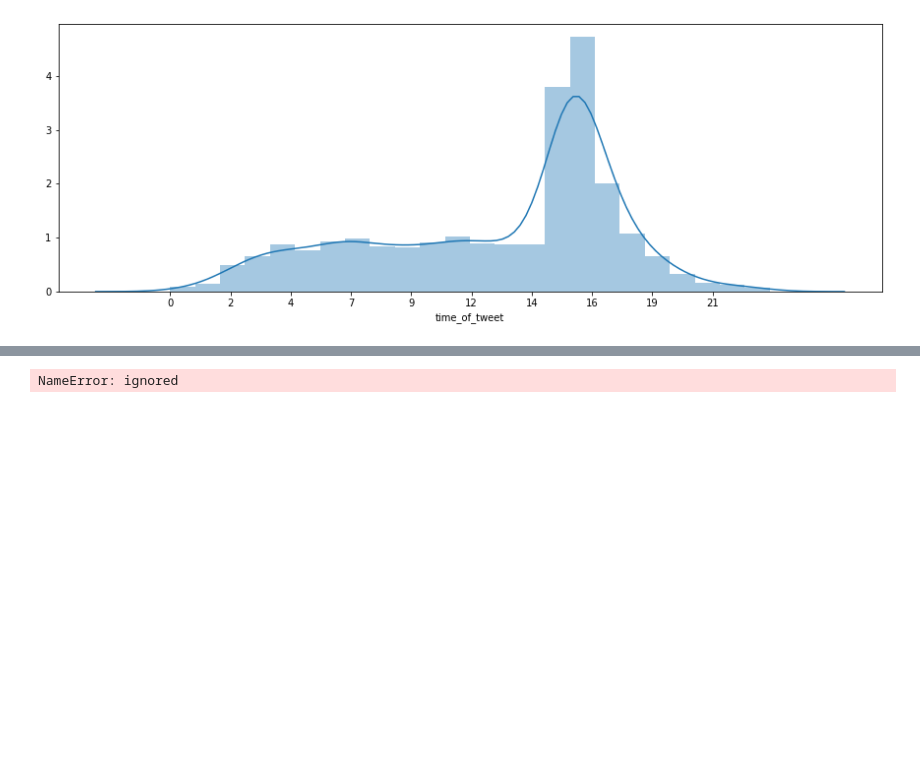
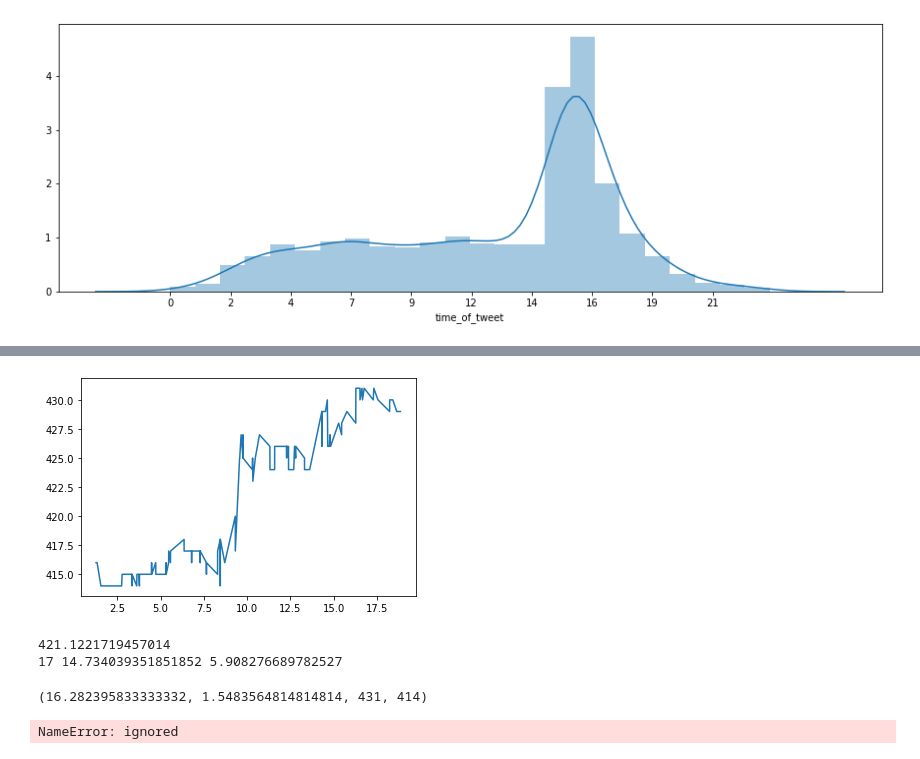
Before and after one commit to ShubhangiSoni1603/Sentimental_analysis_twitter_IN, a Jupyter notebook: Untitled3.ipynb, the cells around one changed output, grey strips where cells are left out. Cells and saved outputs as stored; diff of their text form; code cells hidden in the pictures; blank space fills up the shorter version.

Commit message:
PreFollower Count function process

```diff
--- a/Untitled3.ipynb
+++ b/Untitled3.ipynb
@@ -211,3 +209,23 @@ people.first()
+# %%
+highest_user = dat[dat["screen_name"] == 'vishalsingh_BJP']
+plt.plot(highest_user['time_of_tweet'], highest_user["followers_count"])
+plt.show()
+print(highest_user["followers_count"].mean())
+FollowerCount = highest_user["followers_count"]
+tweetTime = highest_user['time_of_tweet']
+followmin = FollowerCount.min()
+followmax = FollowerCount.max()
+tmax = tweetTime[FollowerCount == followmax].iloc[0]
+tmin = tweetTime[FollowerCount == followmin].iloc[0]
+dx = followmax - followmin
+dt = tmax - tmin
+print(dx,dt,FollowerCount.std())
+tmax,tmin,followmax,followmin
+# %% [output]
+[figure, added]
+421.1221719457014
+17 14.734039351851852 5.908276689782527
+(16.282395833333332, 1.5483564814814814, 431, 414)
 # %%
 ()d1.country_code.value_counts()
 # %% [output]
```
Also changed, not shown: parts of 2 cells of this notebook.
